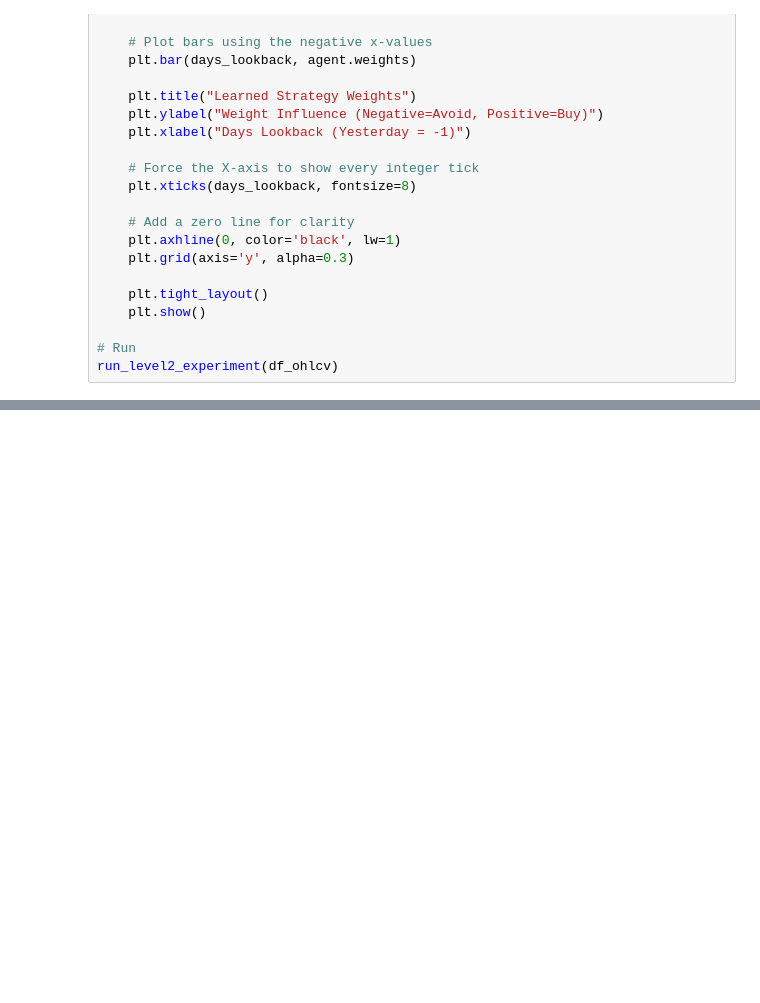
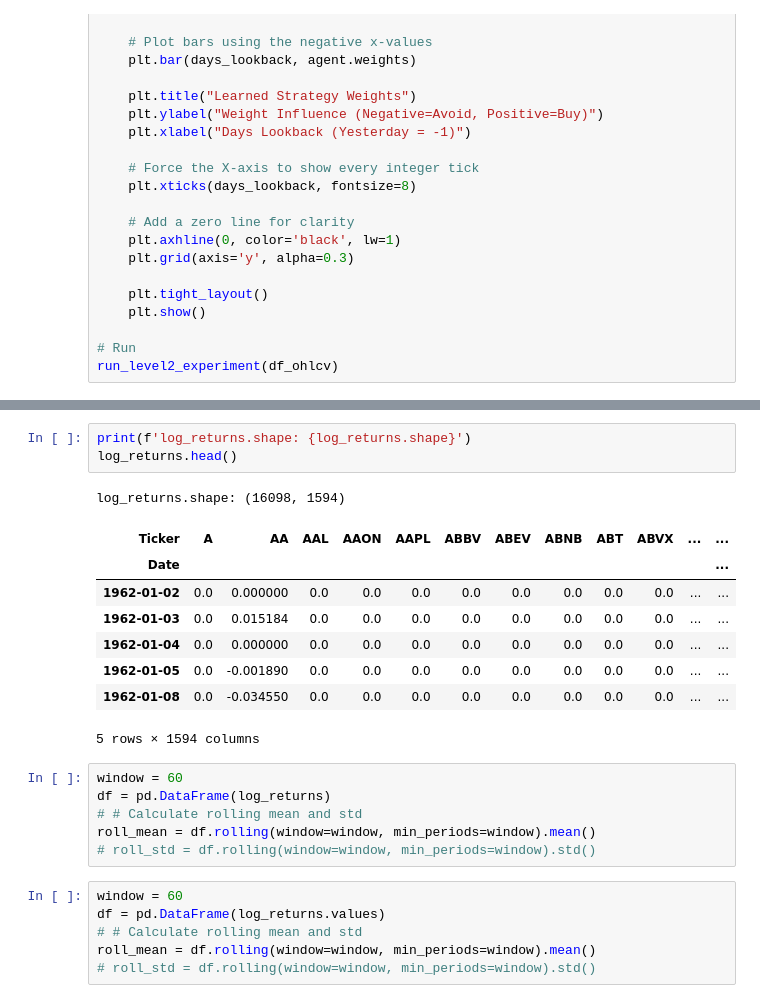
Before and after one commit to pympk/py311, a Jupyter notebook: stocks/notebooks_RLVR/RLVR_1.ipynb, the cells around one changed output, grey strips where cells are left out. Cells and saved outputs as stored; diff of their text form; blank space fills up the shorter version.

```diff
--- a/stocks/notebooks_RLVR/RLVR_1.ipynb
+++ b/stocks/notebooks_RLVR/RLVR_1.ipynb
@@ -258,0 +296,25 @@ run_level2_experiment(df_ohlcv)
+# %%
+print(f'log_returns.shape: {log_returns.shape}')
+log_returns.head()
+# %% [output]
+log_returns.shape: (16098, 1594)
+| Ticker | A | AA | AAL | AAON | AAPL | ABBV | ABEV | ABNB | ABT | ABVX | ... | ... |
+| Date |  |  |  |  |  |  |  |  |  |  |  | ... |
+| 1962-01-02 | 0.0 | 0.000000 | 0.0 | 0.0 | 0.0 | 0.0 | 0.0 | 0.0 | 0.0 | 0.0 | ... | ... |
+| 1962-01-03 | 0.0 | 0.015184 | 0.0 | 0.0 | 0.0 | 0.0 | 0.0 | 0.0 | 0.0 | 0.0 | ... | ... |
+| 1962-01-04 | 0.0 | 0.000000 | 0.0 | 0.0 | 0.0 | 0.0 | 0.0 | 0.0 | 0.0 | 0.0 | ... | ... |
+| 1962-01-05 | 0.0 | -0.001890 | 0.0 | 0.0 | 0.0 | 0.0 | 0.0 | 0.0 | 0.0 | 0.0 | ... | ... |
+| 1962-01-08 | 0.0 | -0.034550 | 0.0 | 0.0 | 0.0 | 0.0 | 0.0 | 0.0 | 0.0 | 0.0 | ... | ... |
+5 rows × 1594 columns
+# %%
+window = 60
+df = pd.DataFrame(log_returns)
+# # Calculate rolling mean and std
+roll_mean = df.rolling(window=window, min_periods=window).mean()
+# roll_std = df.rolling(window=window, min_periods=window).std()
+# %%
+window = 60
+df = pd.DataFrame(log_returns.values)
+# # Calculate rolling mean and std
+roll_mean = df.rolling(window=window, min_periods=window).mean()
+# roll_std = df.rolling(window=window, min_periods=window).std()
```
Also changed, not shown: parts of 9 cells of this notebook, 41 other files.
